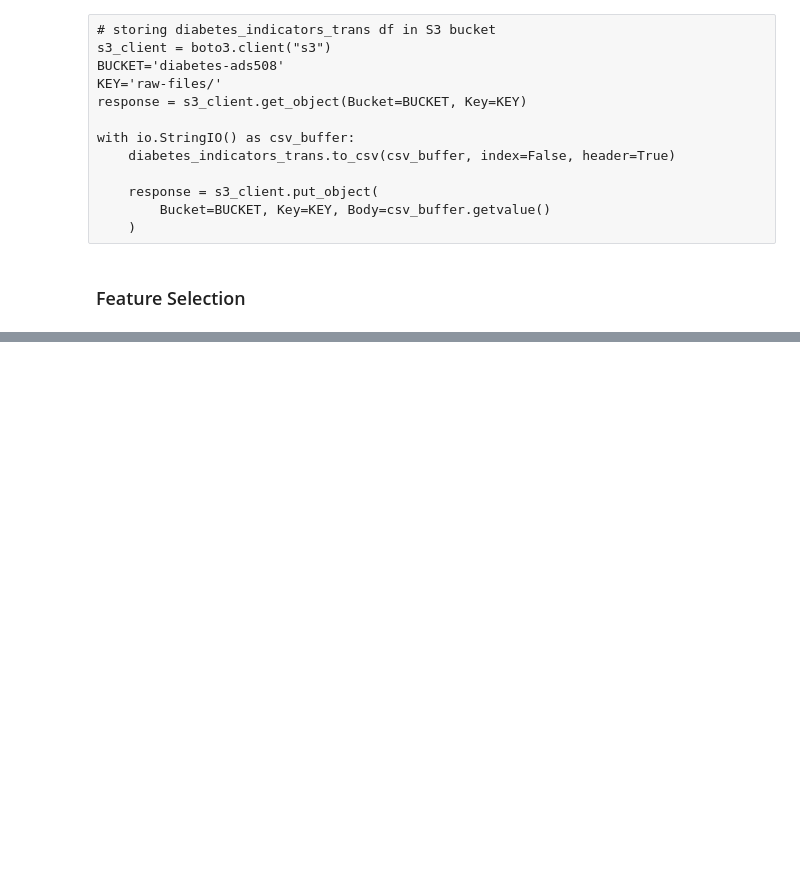
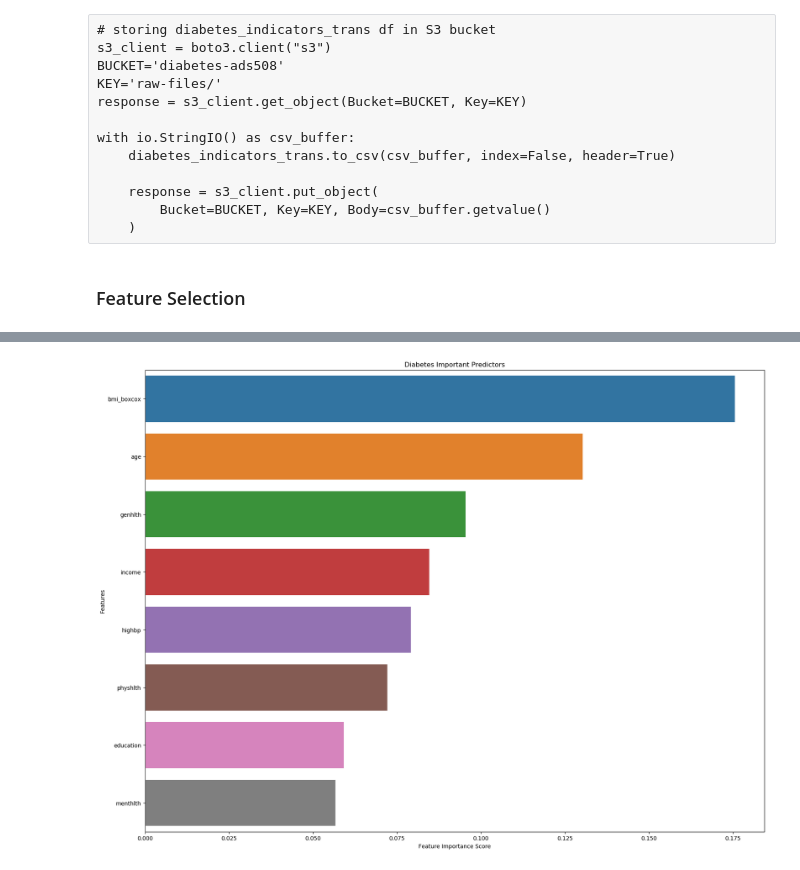
Before and after one commit to ChrisGarciaDS/Predict-Diabetes-Cloud, a Jupyter notebook: analysisNotebook.ipynb, the cells around one changed output, grey strips where cells are left out. Drawn from its saved outputs; the diff is of its cells as text; code cells hidden in the pictures; blank space fills up the shorter version.

```diff
--- a/analysisNotebook.ipynb
+++ b/analysisNotebook.ipynb
@@ -851,0 +847,15 @@ plt.show()
+# %%
+# Create bar plot for feature importance with 0.05 threshold
+importances = randForest_feat.feature_importances_
+indices = np.argsort(importances)[::-1]
+selected_features = [x for i, x in enumerate(x_res.columns) if importances[indices[i]] > 0.05]
+
+f, ax = plt.subplots(figsize = (20, 15))
+ax = sns.barplot(x=importances[indices][:len(selected_features)], y = np.array(x_res.columns)[indices][:len(selected_features)])
+ax.set_title('Diabetes Important Predictors')
+ax.set_yticklabels(np.array(x_res.columns)[indices][:len(selected_features)])
+ax.set_xlabel('Feature Importance Score')
+ax.set_ylabel('Features')
+plt.show()
+# %% [output]
+[figure, added]
```
Also changed, not shown: parts of 21 cells of this notebook.
